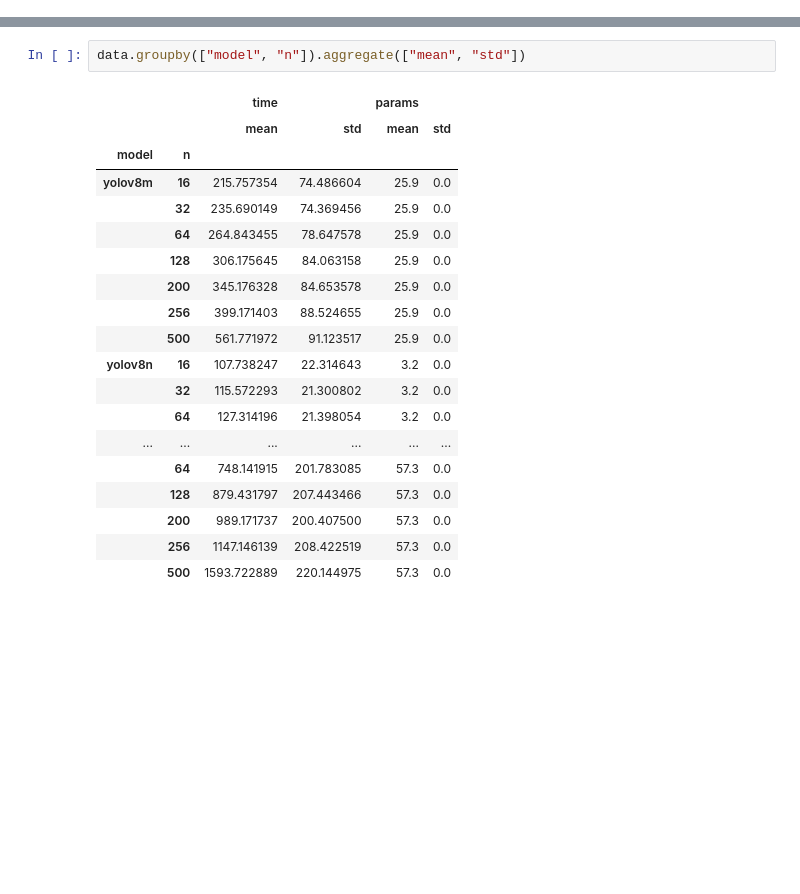
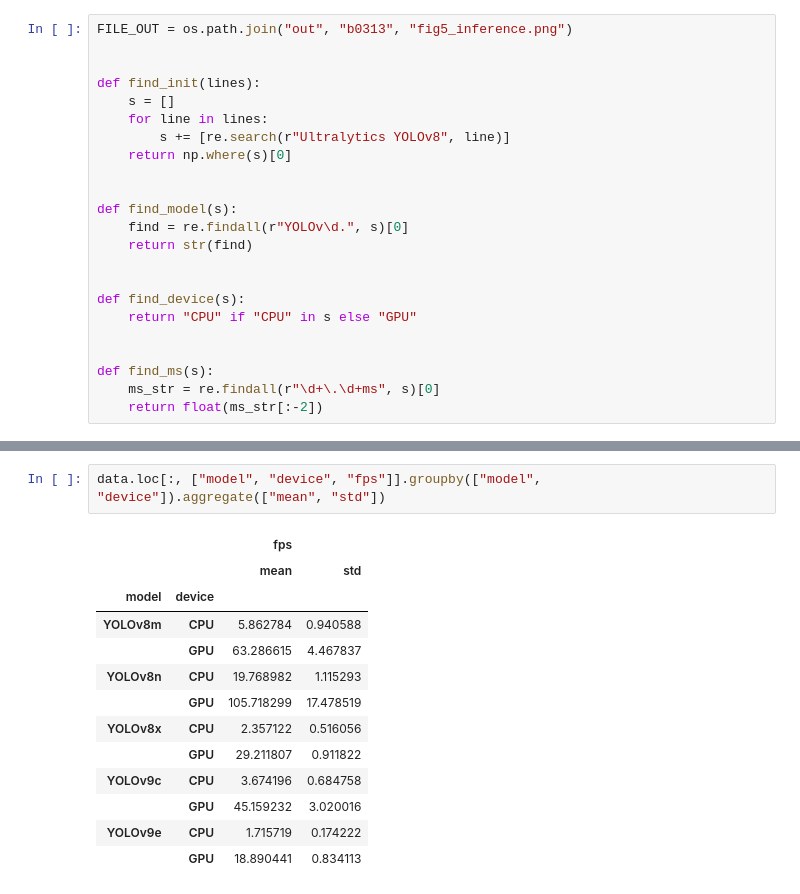
Before and after one commit to Niche-Squad/COLO, a Jupyter notebook: _4_time.ipynb, the cells around one changed output, grey strips where cells are left out. Saved outputs shown, nothing was run; the diff lists cells and outputs as text; blank space fills up the shorter version.

```diff
--- a/_4_time.ipynb
+++ b/_4_time.ipynb
@@ -46,0 +79,23 @@ g.figure.savefig(os.path.join("out", "b0313", "fig5_time.png"), dpi=300)
+# %%
+FILE_OUT = os.path.join("out", "b0313", "fig5_inference.png")
+
+
+def find_init(lines):
+    s = []
+    for line in lines:
+        s += [re.search(r"Ultralytics YOLOv8", line)]
+    return np.where(s)[0]
+
+
+def find_model(s):
+    find = re.findall(r"YOLOv\d.", s)[0]
+    return str(find)
+
+
+def find_device(s):
+    return "CPU" if "CPU" in s else "GPU"
+
+
+def find_ms(s):
+    ms_str = re.findall(r"\d+\.\d+ms", s)[0]
+    return float(ms_str[:-2])
@@ -47,22 +187,16 @@ g.figure.savefig(os.path.join("out", "b0313", "fig5_time.png"), dpi=300)
 # %%
-data.groupby(["model", "n"]).aggregate(["mean", "std"])
+data.loc[:, ["model", "device", "fps"]].groupby(["model", "device"]).aggregate(["mean", "std"])
 # %% [output]
-|  |  | time |  | params |  |
-|  |  | mean | std | mean | std |
-| model | n |  |  |  |  |
-| yolov8m | 16 | 215.757354 | 74.486604 | 25.9 | 0.0 |
-|  | 32 | 235.690149 | 74.369456 | 25.9 | 0.0 |
-|  | 64 | 264.843455 | 78.647578 | 25.9 | 0.0 |
-|  | 128 | 306.175645 | 84.063158 | 25.9 | 0.0 |
-|  | 200 | 345.176328 | 84.653578 | 25.9 | 0.0 |
-|  | 256 | 399.171403 | 88.524655 | 25.9 | 0.0 |
-|  | 500 | 561.771972 | 91.123517 | 25.9 | 0.0 |
-| yolov8n | 16 | 107.738247 | 22.314643 | 3.2 | 0.0 |
-|  | 32 | 115.572293 | 21.300802 | 3.2 | 0.0 |
-|  | 64 | 127.314196 | 21.398054 | 3.2 | 0.0 |
-| ... | ... | ... | ... | ... | ... |
-|  | 64 | 748.141915 | 201.783085 | 57.3 | 0.0 |
-|  | 128 | 879.431797 | 207.443466 | 57.3 | 0.0 |
-|  | 200 | 989.171737 | 200.407500 | 57.3 | 0.0 |
-|  | 256 | 1147.146139 | 208.422519 | 57.3 | 0.0 |
-|  | 500 | 1593.722889 | 220.144975 | 57.3 | 0.0 |
+|  |  | fps |  |
+|  |  | mean | std |
+| model | device |  |  |
+| YOLOv8m | CPU | 5.862784 | 0.940588 |
+|  | GPU | 63.286615 | 4.467837 |
+| YOLOv8n | CPU | 19.768982 | 1.115293 |
+|  | GPU | 105.718299 | 17.478519 |
+| YOLOv8x | CPU | 2.357122 | 0.516056 |
+|  | GPU | 29.211807 | 0.911822 |
+| YOLOv9c | CPU | 3.674196 | 0.684758 |
+|  | GPU | 45.159232 | 3.020016 |
+| YOLOv9e | CPU | 1.715719 | 0.174222 |
+|  | GPU | 18.890441 | 0.834113 |
```
Also changed, not shown: parts of 9 cells of this notebook, 7 other files.
